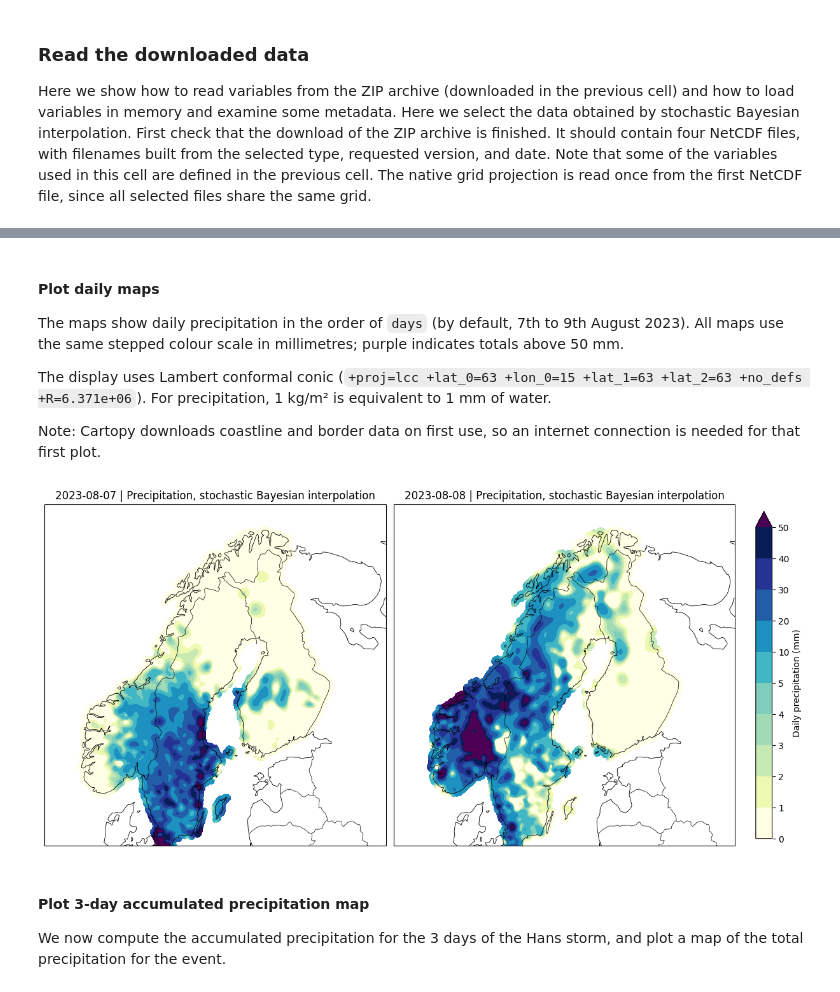
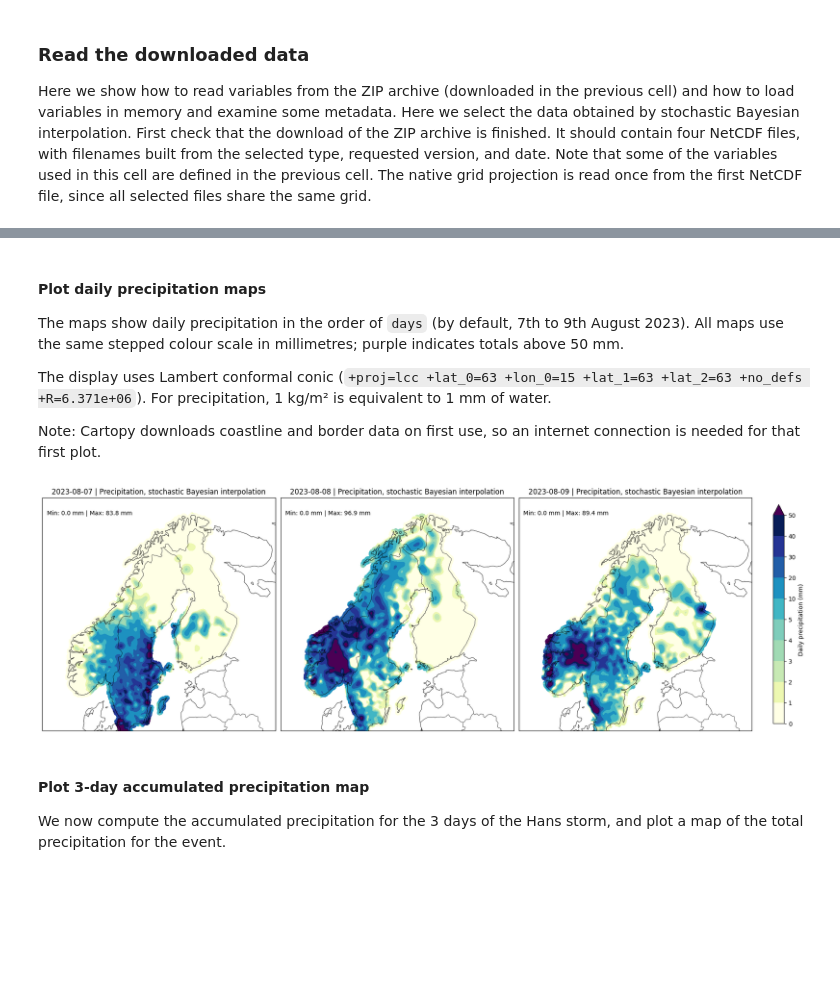
Before and after one commit to metno/c3s-training-submodule-insitu-obs, a Jupyter notebook: nordic_gridded_climate_dataset.ipynb, the cells around one changed output, grey strips where cells are left out. Saved outputs shown, nothing was run; the diff lists cells and outputs as text; code cells hidden in the pictures; blank space fills up the shorter version.

```diff
--- a/nordic_gridded_climate_dataset.ipynb
+++ b/nordic_gridded_climate_dataset.ipynb
@@ -120,12 +111,11 @@ The cell below illustrates how data files can be downloaded with an API request
 year = "1961"
 month = "01"
 day = "01"
-version = "25_09"
+version = "26_03"
 dataset = "insitu-gridded-observations-nordic"
 variables = [
-        "precipitation",
         "mean_temperature",
-        "maximum_temperature",
+        "minimum_temperature",
         "maximum_temperature",
     ]
 interpolation = "kriging"
@@ -141,7 +131,7 @@ request = {
     "version": [version]
 }
 
-zip_archive_name = f"ngcd-all-var-{year}-{month}-{day}_{version}.zip"
+zip_archive_name = f"ngcd_all_var_{interpolation_type}_{year}{month}{day}.zip"
 client = cdsapi.Client()
 # Reuse the archive if it has already been downloaded.
 if not os.path.exists(zip_archive_name):
@@ -160,16 +145,14 @@ if not os.path.exists(zip_archive_name):
 Here we show how to read variables from the ZIP archive (downloaded in the previous cell) and how to load variables in memory and examine some metadata.
 First check that the download of the ZIP archive is finished. It should contain four NetCDF files, with filenames built from the selected type, requested version, and date. Note that some of the variables used in this cell are defined in the previous cell.
 # %%
-interpolation = "kriging"
-interpolation_type = interpolation_type_mapping[interpolation]
-precipitation_maps = []
-dato = f"{year}-{month}-{day}"
+variable_data = {}
+dato = f"{year}{month}{day}"
 with ZipFile(zip_archive_name) as archive, TemporaryDirectory() as data_dir:
     for index_variable, variable in enumerate(variables):
         variable_name = variables_mapping[variable]
         ncfile = (
             f"NGCD_{variable_name}_{interpolation_type.replace('_', '')}"
-            f"_version_{version.replace('_', '.')}_{dato.replace('-', '')}.nc"
+            f"_version_{version.replace('_', '.')}_{dato}.nc"
         )
         if ncfile not in archive.namelist():
             raise FileNotFoundError(f"{ncfile} is not in {zip_archive_name}.")
@@ -193,12 +176,12 @@ with ZipFile(zip_archive_name) as archive, TemporaryDirectory() as data_dir:
             if field.sizes["time"] != 1:
                 raise ValueError(f"{ncfile}: expected exactly one time step, found {field.sizes['time']}.")
 
-            precipitation_maps.append(field.isel(time=0, drop=True).transpose("Y", "X").load())
+            variable_data[variable_name] = field.isel(time=0, drop=True).transpose("Y", "X").load()
 
             if index_variable == 0:
                 mapping = data[field.attrs["grid_mapping"]]
                 source_crs = ccrs.Projection(mapping.attrs["proj4"])
-                print("Dataset attributes (first file):")
+                print("SOme of the dataset attributes for variable {variable_name}):")
                 for attribute in ["summary", "source", "project"]:
                     print(f"  {attribute}: {data.attrs[attribute]}")
                 print(f"  Grid mapping: {mapping.attrs['grid_mapping_name']}")
@@ -231,7 +319,7 @@ request = {
     "version": [version]
 }
 
-zip_archive_name = f"ngcd-RR-{year}-{month}-{days}.zip"
+zip_archive_name = f"ngcd_RR_{year}{month}{days[0]}_{year}{month}{days[-1]}.zip"
 # get a more readable name
 for substring in ["[", "]", ",", "'", " "]:
     zip_archive_name = zip_archive_name.replace(substring, "")
@@ -250,13 +344,13 @@ First check that the download of the ZIP archive is finished. It should contain
 # %%
 interpolation = "stochastic Bayesian" #"kriging"
 interpolation_type = interpolation_type_mapping[interpolation]
-precipitation_maps = []
-dates = [f"{year}-{month}-{day}" for day in days]
+precipitation_data = []
+dates = [f"{year}{month}{day}" for day in days]
 if not dates:
     raise ValueError("Choose at least one day in the request cell.")
 with ZipFile(zip_archive_name) as archive, TemporaryDirectory() as data_dir:
     for index, dato in enumerate(dates):
-        ncfile = f"NGCD_RR_type{interpolation_type}_version_{version.replace("_",".")}_{dato.replace('-', '')}.nc"
+        ncfile = f"NGCD_RR_{interpolation_type.replace("_","")}_version_{version.replace("_",".")}_{dato}.nc"
         if ncfile not in archive.namelist():
             raise FileNotFoundError(f"{ncfile} is not in {zip_archive_name}. Check the requested dates, version and interpolation type.")
         with xr.open_dataset(archive.extract(ncfile, data_dir), engine="netcdf4") as data:
@@ -265,7 +359,7 @@ with ZipFile(zip_archive_name) as archive, TemporaryDirectory() as data_dir:
             if data.RR.sizes["time"] != 1:
                 raise ValueError(f"{ncfile}: expected exactly one time step, found {data.RR.sizes['time']}.")
             # Load it into memory before the file closes and the temporary directory is removed.
-            precipitation_maps.append(data.RR.isel(time=0, drop=True).transpose("Y", "X").load())
+            precipitation_data.append(data.RR.isel(time=0, drop=True).transpose("Y", "X").load())
             # Read the maping and show some attribute. Done only once this is the same for all the NGCD files
             if index == 0:
                 mapping = data[data.RR.attrs["grid_mapping"]]
@@ -292,5 +367,5 @@ Dataset attributes (first file):
 # %% [markdown]
-#### Plot daily maps
+#### Plot daily precipitation maps
 The maps show daily precipitation in the order of `days` (by default, 7th to 9th August 2023). All maps use the same stepped colour scale in millimetres; purple indicates totals above 50 mm.
 
 The display uses Lambert conformal conic (`+proj=lcc +lat_0=63 +lon_0=15 +lat_1=63 +lat_2=63 +no_defs +R=6.371e+06`). For precipitation, 1 kg/m² is equivalent to 1 mm of water.
@@ -309,35 +384,44 @@ cmap = ListedColormap([
     "#ffffe5", "#edf8b1", "#c7e9b4", "#a1dab4", "#7fcdbb",
     "#41b6c4", "#1d91c0", "#225ea8", "#253494", "#081d58",
 ])
 cmap.set_over("#4b0055")
 cmap.set_bad("white")
 norm = BoundaryNorm(levels, cmap.N)
 
 fig, axes = plt.subplots(
     1, len(dates), figsize=(6 * len(dates), 8),
     subplot_kw={"projection": projection}, squeeze=False,
     layout="constrained",
 )
 axes = axes.ravel()
-for ax, date, rain in zip(axes, dates, precipitation_maps):
+for ax, date, rain in zip(axes, dates, precipitation_data):
+    min_precipitation = float(rain.min())
+    max_precipitation = float(rain.max())
     mesh = ax.pcolormesh(
         rain.X, rain.Y, rain, transform=source_crs,
         cmap=cmap, norm=norm, shading="auto", rasterized=True,
     )
     ax.set_extent([3, 33, 55, 72], crs=ccrs.PlateCarree())
     ax.coastlines(resolution="50m", linewidth=0.6)
     ax.add_feature(cfeature.BORDERS.with_scale("50m"), linewidth=0.5)
     ax.set_title(f"{date} | Precipitation, {interpolation} interpolation")
+    ax.text(
+        0.02, 0.92,
+        f"Min: {min_precipitation:.1f} mm | Max: {max_precipitation:.1f} mm",
+        transform=ax.transAxes, fontsize=10,
+        verticalalignment="bottom", horizontalalignment="left",
+        bbox={"facecolor": "white", "alpha": 0.8, "edgecolor": "none", "pad": 4},
+    )
 
 colorbar = fig.colorbar(
     mesh, ax=axes, orientation="vertical", boundaries=levels,
     ticks=levels, spacing="uniform", extend="max", shrink=0.65, pad=0.03,
 )
 colorbar.set_label("Daily precipitation (mm)")
 plt.show()
 fig.savefig(f"precipitation_type{interpolation_type}_{dates[0]}_{dates[-1]}.png", dpi=300, bbox_inches="tight")
 # %% [output]
-[figure, old version]
+[figure, new version]
 # %% [markdown]
 #### Plot 3-day accumulated precipitation map
 We now compute the accumulated precipitation for the 3 days of the Hans storm, and plot a map of the total precipitation for the event.
```
Also changed, not shown: parts of 19 cells of this notebook.
